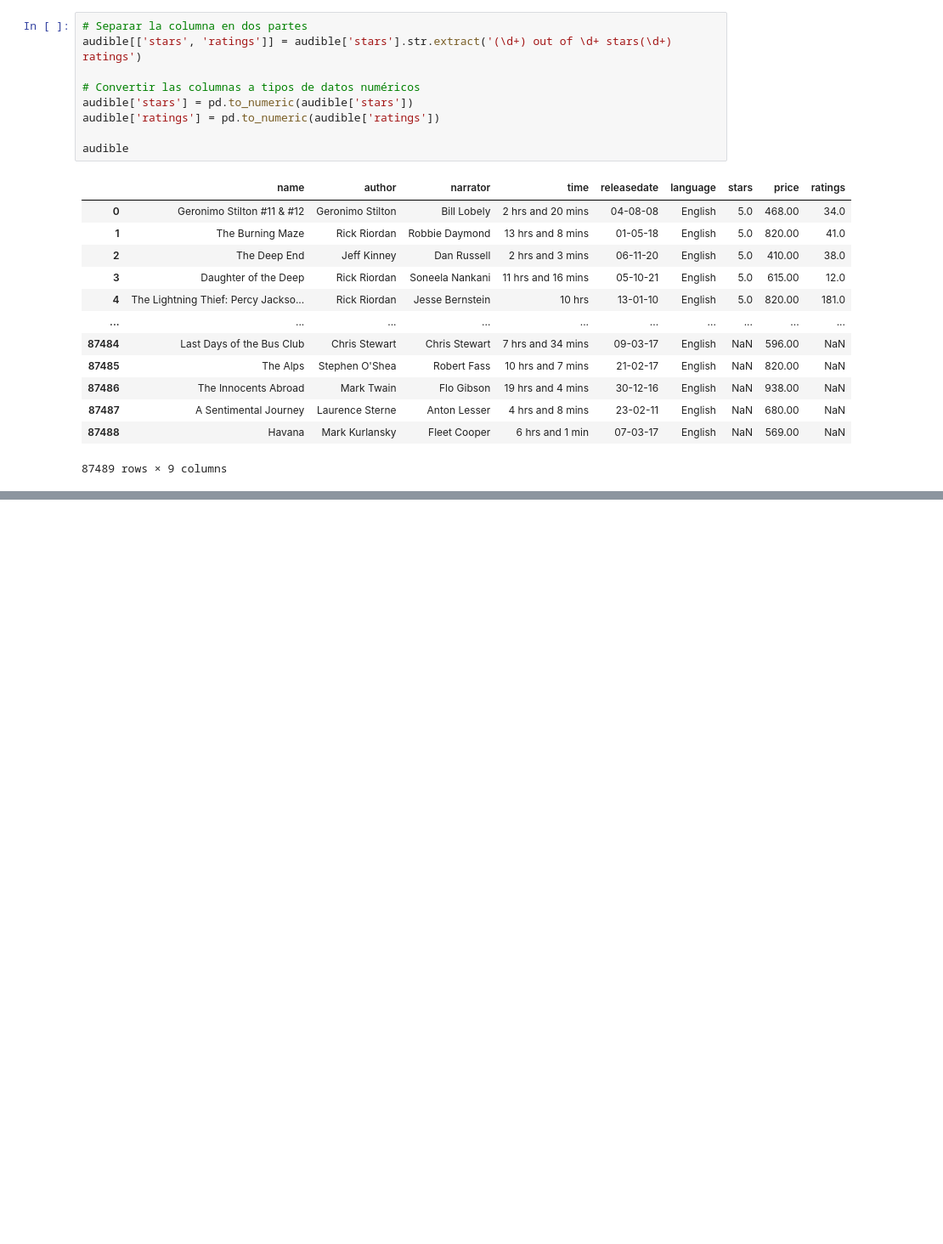
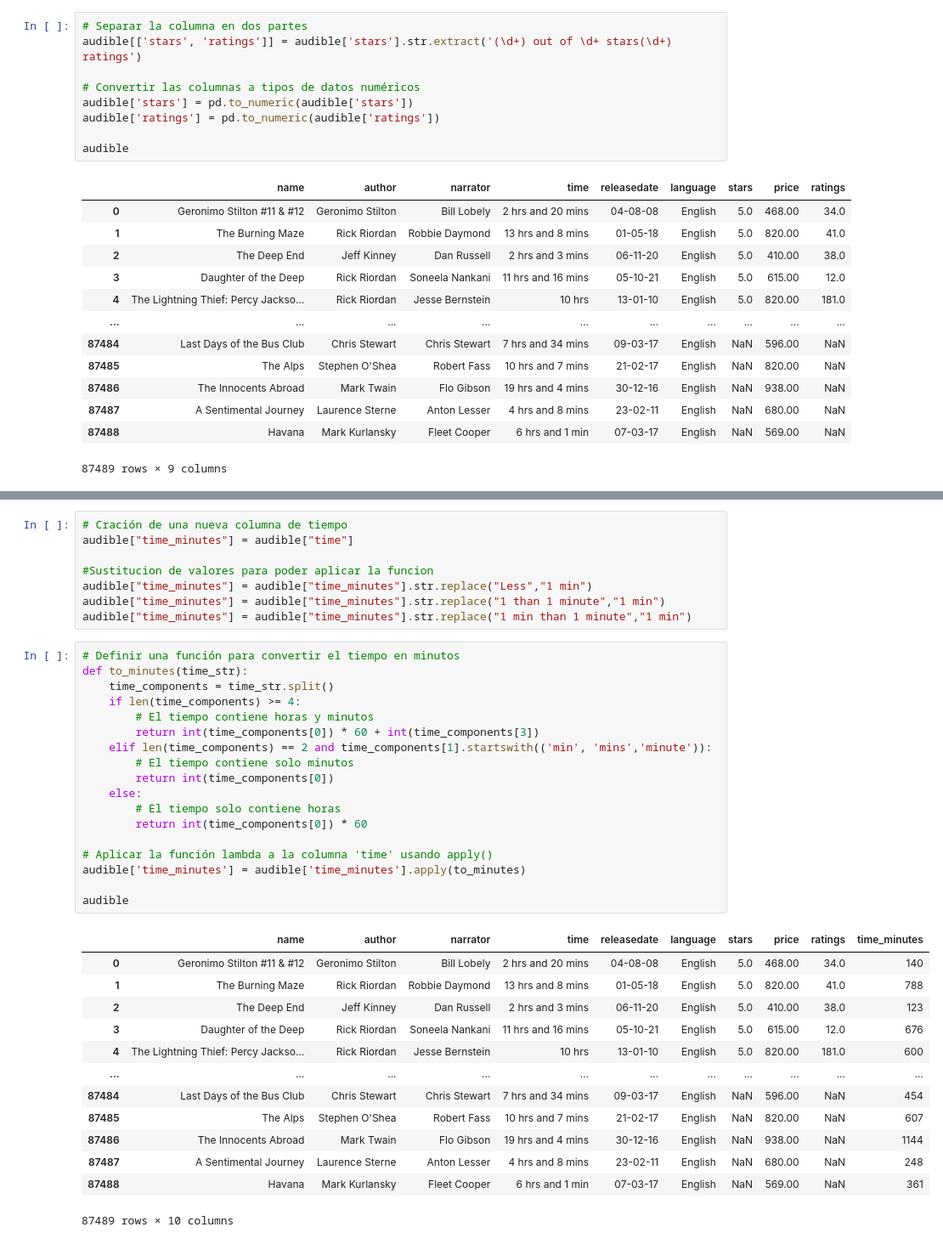
Before and after one commit to DanielDataAnalyst/Data-Analyst-Portfolio, a Jupyter notebook: Proyecto Limpieza de datos (dataset Audible)/Proyecto.ipynb, the cells around one changed output, grey strips where cells are left out. Shown at 85% size. Drawn from its saved outputs; the diff is of its cells as text; blank space fills up the shorter version.

```diff
--- a/Proyecto Limpieza de datos (dataset Audible)/Proyecto.ipynb
+++ b/Proyecto Limpieza de datos (dataset Audible)/Proyecto.ipynb
@@ -163,0 +150,40 @@ memory usage: 6.0+ MB
+# %%
+# Cración de una nueva columna de tiempo
+audible["time_minutes"] = audible["time"]
+
+#Sustitucion de valores para poder aplicar la funcion
+audible["time_minutes"] = audible["time_minutes"].str.replace("Less","1 min")
+audible["time_minutes"] = audible["time_minutes"].str.replace("1 than 1 minute","1 min")
+audible["time_minutes"] = audible["time_minutes"].str.replace("1 min than 1 minute","1 min")
+# %%
+# Definir una función para convertir el tiempo en minutos
+def to_minutes(time_str):
+    time_components = time_str.split()
+    if len(time_components) >= 4:
+        # El tiempo contiene horas y minutos
+        return int(time_components[0]) * 60 + int(time_components[3])
+    elif len(time_components) == 2 and time_components[1].startswith(('min', 'mins','minute')):
+        # El tiempo contiene solo minutos
+        return int(time_components[0])
+    else:
+        # El tiempo solo contiene horas
+        return int(time_components[0]) * 60
+
+# Aplicar la función lambda a la columna 'time' usando apply()
+audible['time_minutes'] = audible['time_minutes'].apply(to_minutes)
+
+audible
+# %% [output]
+|  | name | author | narrator | time | releasedate | language | stars | price | ratings | time_minutes |
+| 0 | Geronimo Stilton #11 & #12 | Geronimo Stilton | Bill Lobely | 2 hrs and 20 mins | 04-08-08 | English | 5.0 | 468.00 | 34.0 | 140 |
+| 1 | The Burning Maze | Rick Riordan | Robbie Daymond | 13 hrs and 8 mins | 01-05-18 | English | 5.0 | 820.00 | 41.0 | 788 |
+| 2 | The Deep End | Jeff Kinney | Dan Russell | 2 hrs and 3 mins | 06-11-20 | English | 5.0 | 410.00 | 38.0 | 123 |
+| 3 | Daughter of the Deep | Rick Riordan | Soneela Nankani | 11 hrs and 16 mins | 05-10-21 | English | 5.0 | 615.00 | 12.0 | 676 |
+| 4 | The Lightning Thief: Percy Jackso... | Rick Riordan | Jesse Bernstein | 10 hrs | 13-01-10 | English | 5.0 | 820.00 | 181.0 | 600 |
+| ... | ... | ... | ... | ... | ... | ... | ... | ... | ... | ... |
+| 87484 | Last Days of the Bus Club | Chris Stewart | Chris Stewart | 7 hrs and 34 mins | 09-03-17 | English | NaN | 596.00 | NaN | 454 |
+| 87485 | The Alps | Stephen O'Shea | Robert Fass | 10 hrs and 7 mins | 21-02-17 | English | NaN | 820.00 | NaN | 607 |
+| 87486 | The Innocents Abroad | Mark Twain | Flo Gibson | 19 hrs and 4 mins | 30-12-16 | English | NaN | 938.00 | NaN | 1144 |
+| 87487 | A Sentimental Journey | Laurence Sterne | Anton Lesser | 4 hrs and 8 mins | 23-02-11 | English | NaN | 680.00 | NaN | 248 |
+| 87488 | Havana | Mark Kurlansky | Fleet Cooper | 6 hrs and 1 min | 07-03-17 | English | NaN | 569.00 | NaN | 361 |
+87489 rows × 10 columns
```
Also changed, not shown: parts of 4 cells of this notebook.
